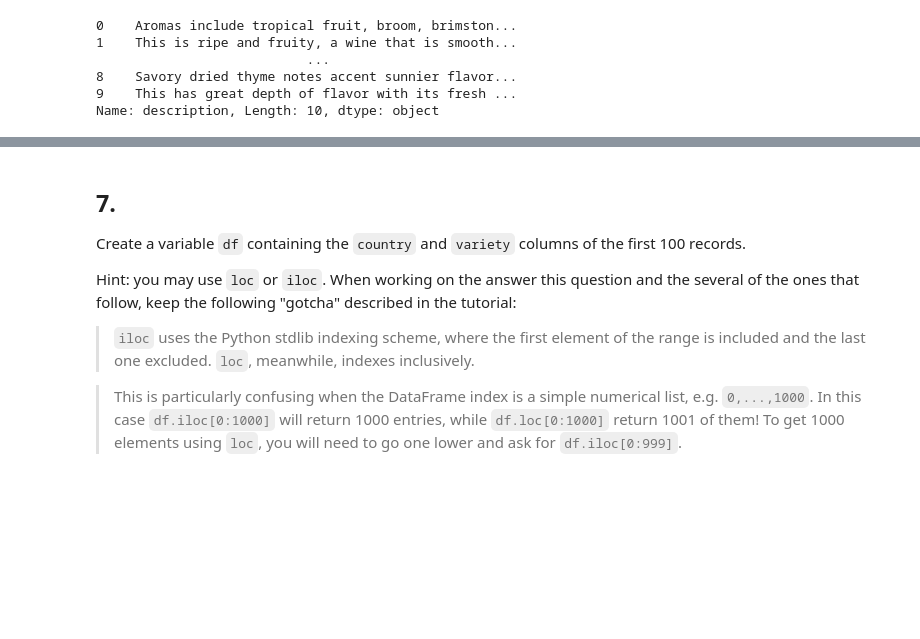
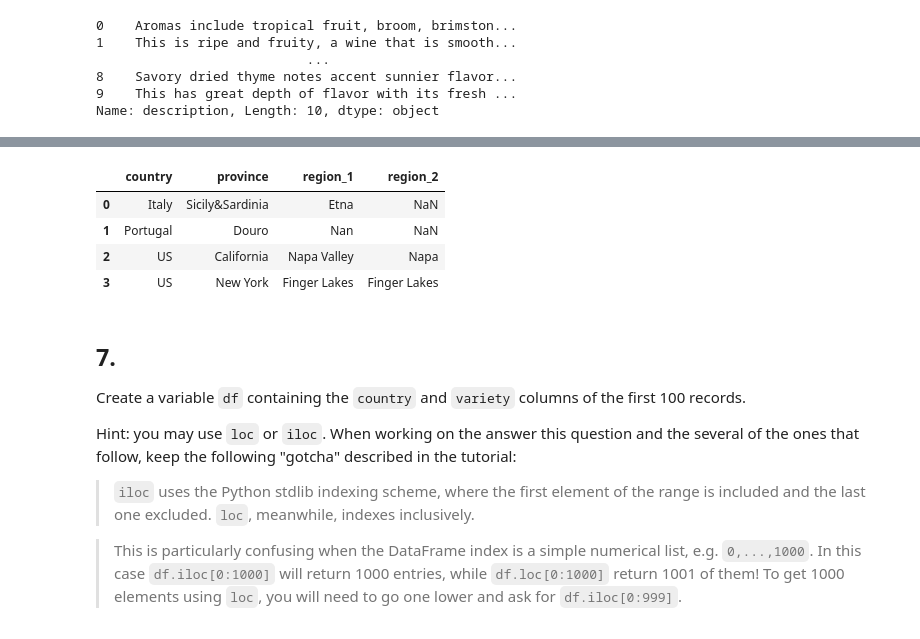
Before and after one commit to Lenmbugua/Kaggle-Exercices, a Jupyter notebook: exercise-indexing-selecting-assigning.ipynb, the cells around one changed output, grey strips where cells are left out. Saved outputs shown, nothing was run; the diff lists cells and outputs as text; code cells hidden in the pictures; blank space fills up the shorter version.

Commit message:
Kaggle Notebook | Exercise: Indexing, Selecting & Assigning | Version 7

```diff
--- a/exercise-indexing-selecting-assigning.ipynb
+++ b/exercise-indexing-selecting-assigning.ipynb
@@ -146,3 +136,21 @@ df
+# %%
+import pandas as pd
+df = pd.DataFrame({
+    'country': ['Italy','Portugal','US','US'],
+    'province': ['Sicily&Sardinia','Douro','California','New York'],
+    'region_1': ['Etna','Nan','Napa Valley','Finger Lakes'],
+    'region_2': ['NaN','NaN','Napa','Finger Lakes']
+})
+index_labels = [0,1,10,100]
+# Check your answer
+
+df
+# %% [output]
+|  | country | province | region_1 | region_2 |
+| 0 | Italy | Sicily&Sardinia | Etna | NaN |
+| 1 | Portugal | Douro | Nan | NaN |
+| 2 | US | California | Napa Valley | Napa |
+| 3 | US | New York | Finger Lakes | Finger Lakes |
 # %%
 #q6.hint()
 #q6.solution()
```
Also changed, not shown: parts of 1 cell of this notebook.
